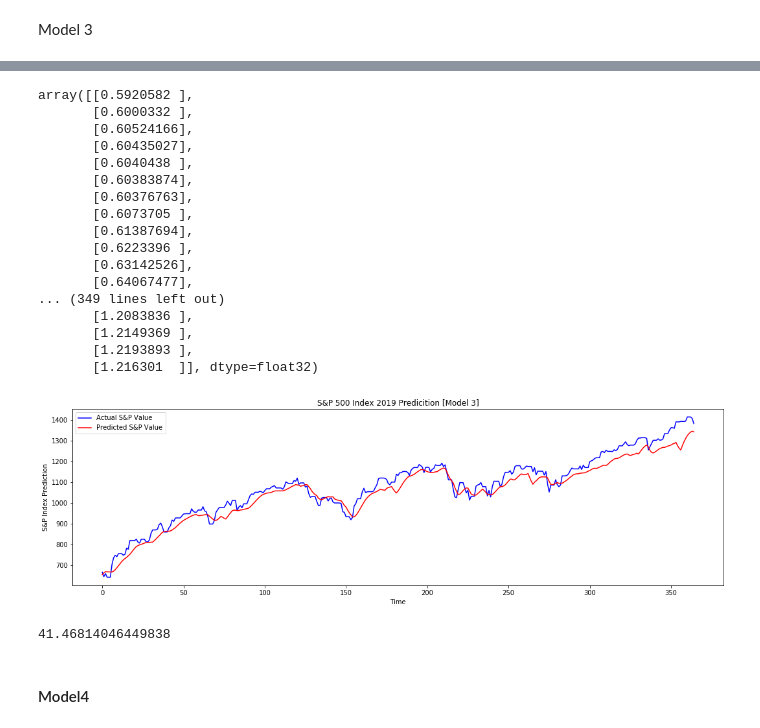
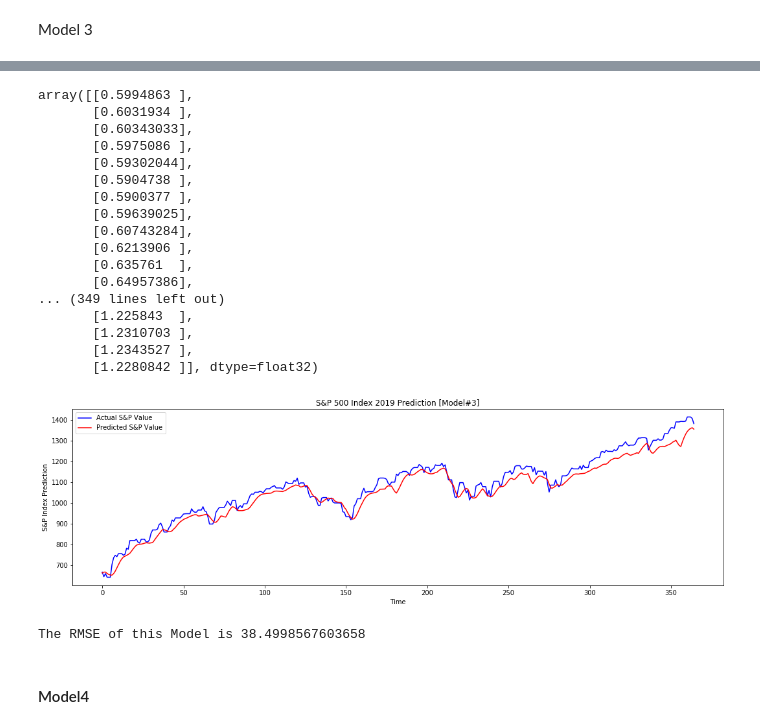
Before and after one commit to AndrewGhan/Final_Project_Mod_5, a Jupyter notebook: Financial Data.ipynb, the cells around one changed output, grey strips where cells are left out. Saved outputs shown, nothing was run; the diff lists cells and outputs as text; code cells hidden in the pictures.

```diff
--- a/Financial Data.ipynb
+++ b/Financial Data.ipynb
@@ -446,5 +442,5 @@ _________________________________________________________________
 # %%
 model3.compile(optimizer='adam', loss = 'mean_squared_error')
 
-model3.fit(X_train,y_train,epochs=50,batch_size=50)
+model3.fit(X_train,y_train,epochs=80,batch_size=50)
 # %% [output]
@@ -471,44 +467,28 @@ y_pred3 = model3.predict(X_test)
 
 y_pred3
 # %% [output]
-array([[0.5920582 ],
-       [0.6000332 ],
-       [0.60524166],
-       [0.60435027],
-       [0.6040438 ],
-       [0.60383874],
-       [0.60376763],
-       [0.6073705 ],
-       [0.61387694],
-       [0.6223396 ],
-       [0.63142526],
-       [0.64067477],
+array([[0.5994863 ],
+       [0.6031934 ],
+       [0.60343033],
+       [0.5975086 ],
+       [0.59302044],
+       [0.5904738 ],
+       [0.5900377 ],
+       [0.59639025],
+       [0.60743284],
+       [0.6213906 ],
+       [0.635761  ],
+       [0.64957386],
 ... (349 lines left out)
-       [1.2083836 ],
-       [1.2149369 ],
-       [1.2193893 ],
-       [1.216301  ]], dtype=float32)
+       [1.225843  ],
+       [1.2310703 ],
+       [1.2343527 ],
+       [1.2280842 ]], dtype=float32)
-# %%
-y_pred3= y_pred3*scale
-# %%
-
-plt.figure(figsize=(18,5))
-plt.plot(y_test, color = 'b', label = 'Actual S&P Value')
-plt.plot(y_pred3 ,color ='r', label = 'Predicted S&P Value')
-plt.title('S&P 500 Index 2019 Predicition [Model 3]')
-plt.xlabel('Time')
-plt.ylabel('S&P Index Prediction')
-plt.legend()
-plt.show()
-# %% [output]
-[figure, removed]
-# %%
-
-rmse = sqrt(mean_squared_error(y_test, y_pred3))
-
-rmse
-# %% [output]
-41.46814046449838
+# %%
+ScaleGraphEval(y_pred3,'S&P 500 Index 2019 Prediction [Model#3]')
+# %% [output]
+[figure, added]
+The RMSE of this Model is 38.4998567603658
 # %% [markdown]
 #### Model4
 # %%
```
Also changed, not shown: parts of 83 cells of this notebook.
